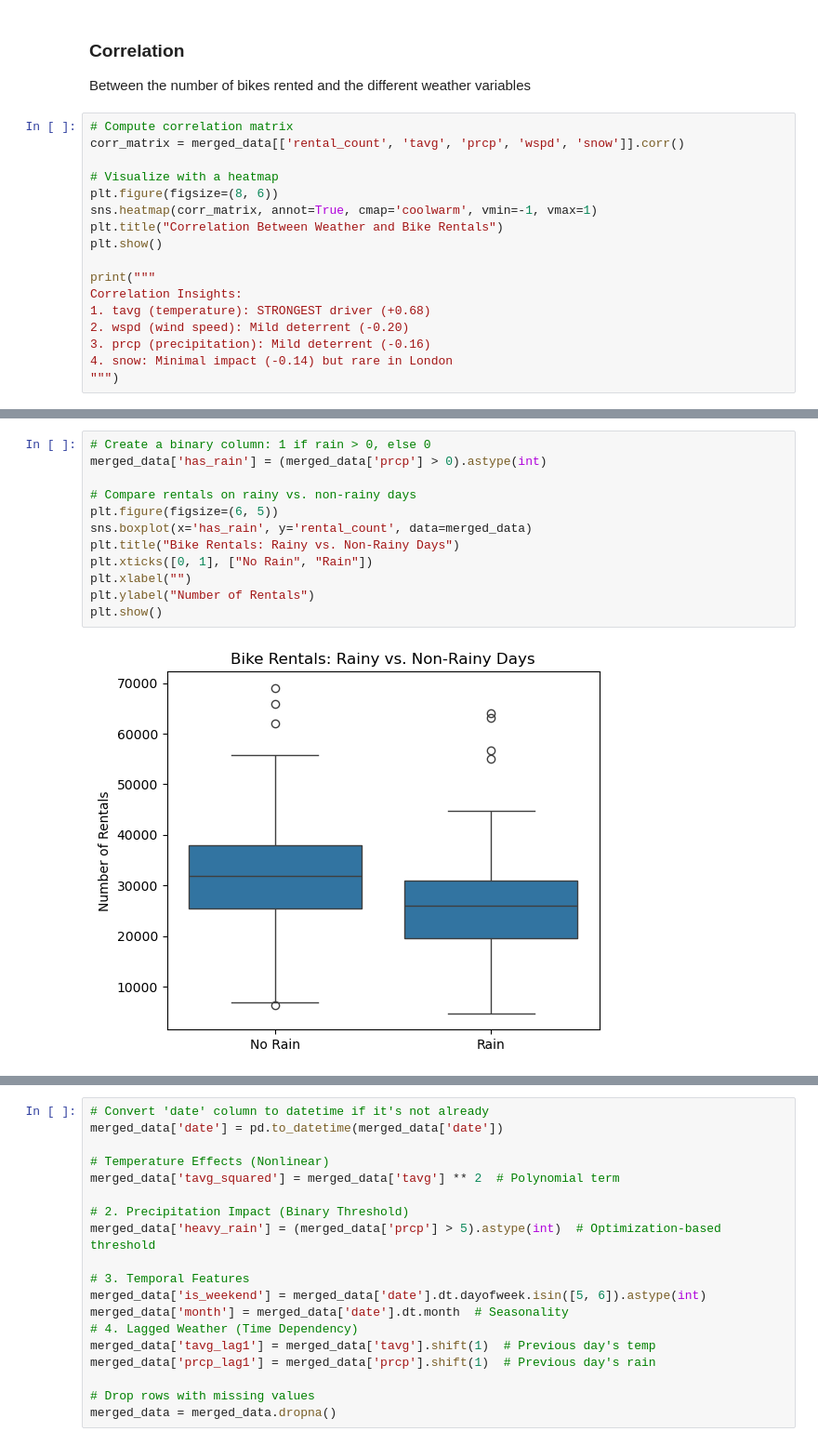
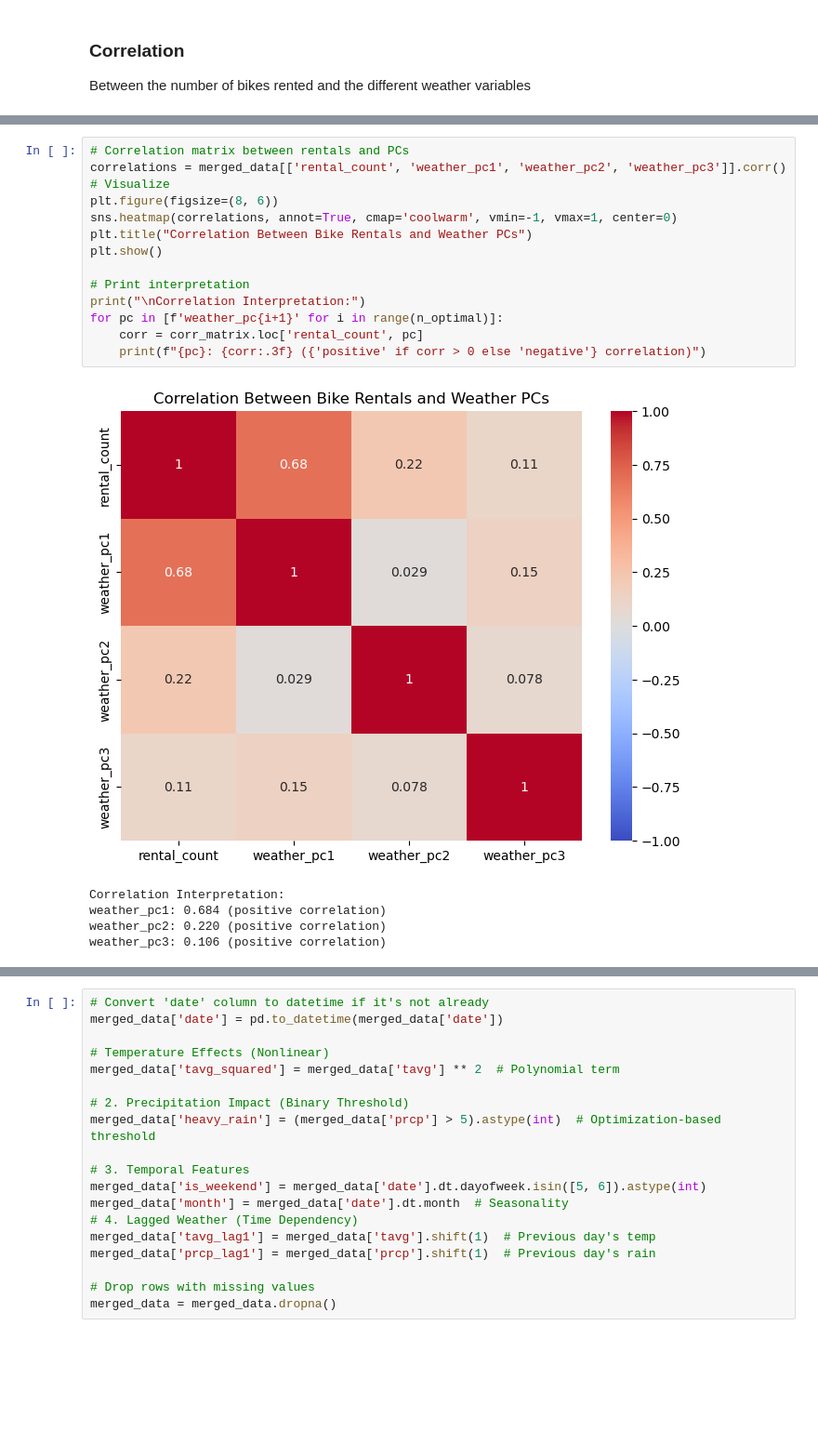
Before and after one commit to LotsAr/DataDrivenProject, a Jupyter notebook: ProjectCode.ipynb, the cells around one changed output, grey strips where cells are left out. Shown at 93% size. Drawn from its saved outputs; the diff is of its cells as text; blank space fills up the shorter version.

```diff
--- a/ProjectCode.ipynb
+++ b/ProjectCode.ipynb
@@ -294,20 +412,3 @@ dtype: int64
 # %% [markdown]
 ### Correlation
 Between the number of bikes rented and the different weather variables
-# %%
-# Compute correlation matrix
-corr_matrix = merged_data[['rental_count', 'tavg', 'prcp', 'wspd', 'snow']].corr()
-
-# Visualize with a heatmap
-plt.figure(figsize=(8, 6))
-sns.heatmap(corr_matrix, annot=True, cmap='coolwarm', vmin=-1, vmax=1)
-plt.title("Correlation Between Weather and Bike Rentals")
-plt.show()
-
-print("""
-Correlation Insights:
-1. tavg (temperature): STRONGEST driver (+0.68)
-2. wspd (wind speed): Mild deterrent (-0.20)
-3. prcp (precipitation): Mild deterrent (-0.16)
-4. snow: Minimal impact (-0.14) but rare in London
-""")
@@ -362,14 +415,20 @@ Precipitation Impact:
-# %%
-# Create a binary column: 1 if rain > 0, else 0
-merged_data['has_rain'] = (merged_data['prcp'] > 0).astype(int)
-
-# Compare rentals on rainy vs. non-rainy days
-plt.figure(figsize=(6, 5))
-sns.boxplot(x='has_rain', y='rental_count', data=merged_data)
-plt.title("Bike Rentals: Rainy vs. Non-Rainy Days")
-plt.xticks([0, 1], ["No Rain", "Rain"])
-plt.xlabel("")
-plt.ylabel("Number of Rentals")
-plt.show()
-# %% [output]
-[figure, removed]
+# %%
+# Correlation matrix between rentals and PCs
+correlations = merged_data[['rental_count', 'weather_pc1', 'weather_pc2', 'weather_pc3']].corr()
+# Visualize
+plt.figure(figsize=(8, 6))
+sns.heatmap(correlations, annot=True, cmap='coolwarm', vmin=-1, vmax=1, center=0)
+plt.title("Correlation Between Bike Rentals and Weather PCs")
+plt.show()
+
+# Print interpretation
+print("\nCorrelation Interpretation:")
+for pc in [f'weather_pc{i+1}' for i in range(n_optimal)]:
+    corr = corr_matrix.loc['rental_count', pc]
+    print(f"{pc}: {corr:.3f} ({'positive' if corr > 0 else 'negative'} correlation)")
+# %% [output]
+[figure, added]
+Correlation Interpretation:
+weather_pc1: 0.684 (positive correlation)
+weather_pc2: 0.220 (positive correlation)
+weather_pc3: 0.106 (positive correlation)
```
Also changed, not shown: parts of 14 cells of this notebook.
